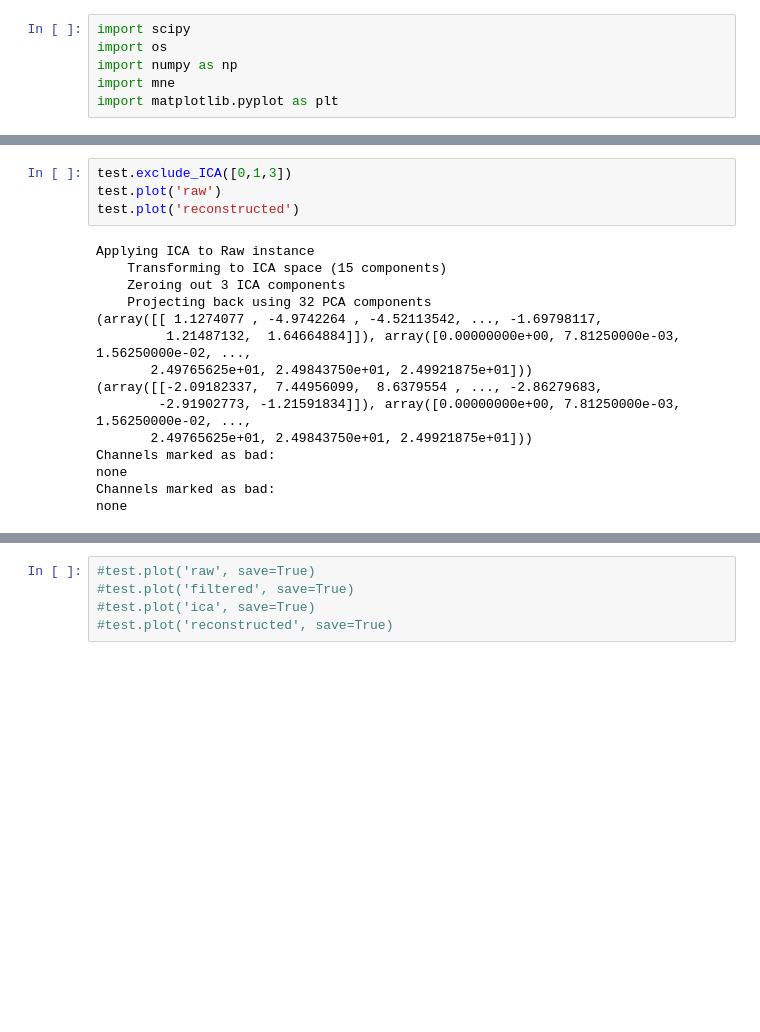
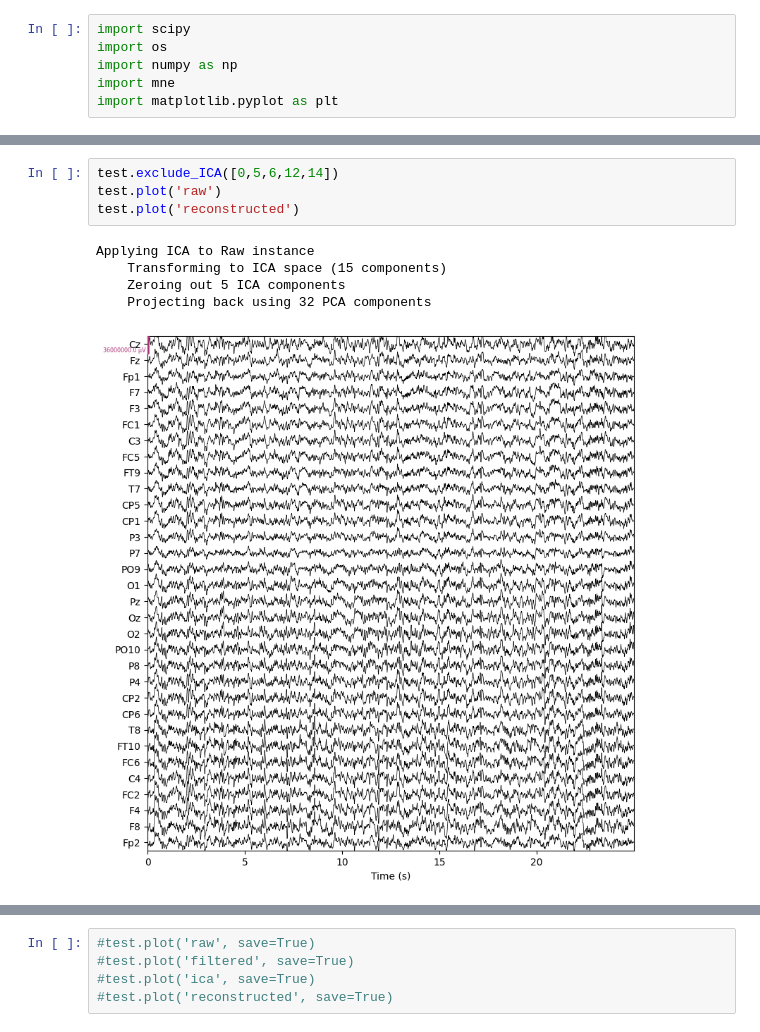
Before and after one commit to annejooyun/eeg_stress_detection, a Jupyter notebook: ICA round 2.ipynb, the cells around one changed output, grey strips where cells are left out. Cells and saved outputs as stored; diff of their text form; blank space fills up the shorter version.

```diff
--- a/ICA round 2.ipynb
+++ b/ICA round 2.ipynb
@@ -145,19 +148,10 @@ Applying ICA to Raw instance
 # %%
-test.exclude_ICA([0,1,3])
+test.exclude_ICA([0,5,6,12,14])
 test.plot('raw')
 test.plot('reconstructed')
 # %% [output]
 Applying ICA to Raw instance
     Transforming to ICA space (15 components)
-    Zeroing out 3 ICA components
+    Zeroing out 5 ICA components
     Projecting back using 32 PCA components
-(array([[ 1.1274077 , -4.9742264 , -4.52113542, ..., -1.69798117,
-         1.21487132,  1.64664884]]), array([0.00000000e+00, 7.81250000e-03, 1.56250000e-02, ...,
-       2.49765625e+01, 2.49843750e+01, 2.49921875e+01]))
-(array([[-2.09182337,  7.44956099,  8.6379554 , ..., -2.86279683,
-        -2.91902773, -1.21591834]]), array([0.00000000e+00, 7.81250000e-03, 1.56250000e-02, ...,
-       2.49765625e+01, 2.49843750e+01, 2.49921875e+01]))
-Channels marked as bad:
-none
-Channels marked as bad:
-none
+[figure, added]
```
Also changed, not shown: parts of 7 cells of this notebook, 5 other files.
